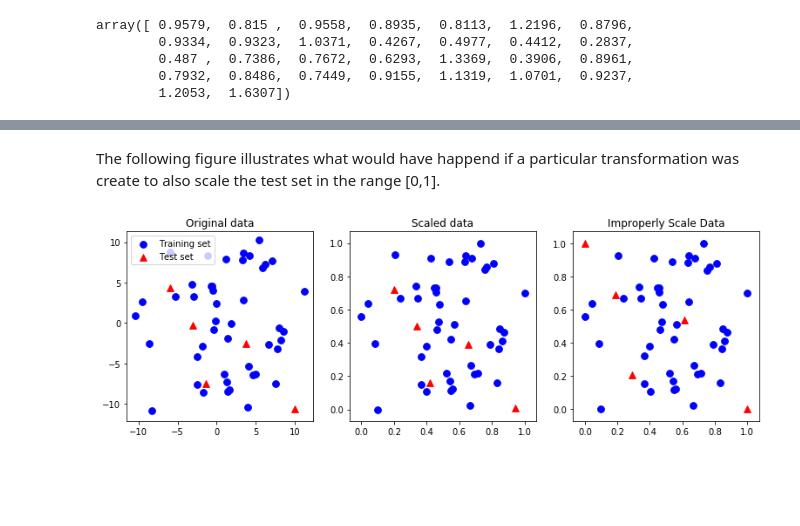
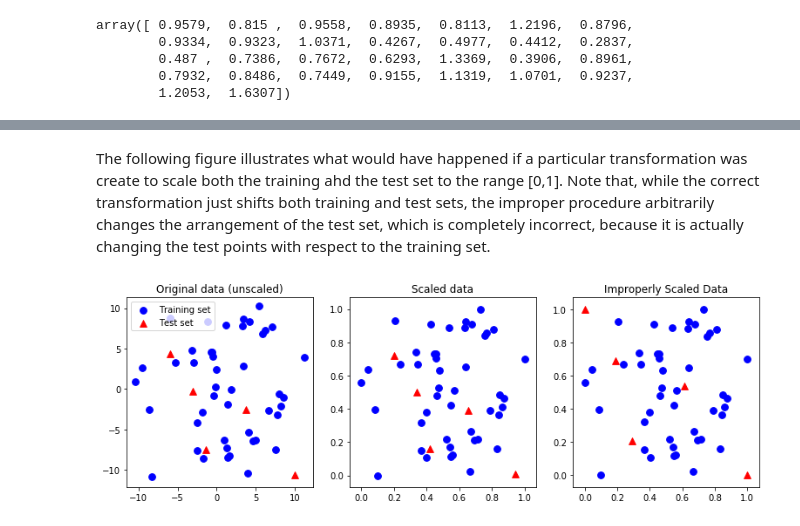
Before and after one commit to rodsveiga/ML_with_Python-Study_notes, a Jupyter notebook: Unsupervised_Learning.ipynb, the cells around one changed output, grey strips where cells are left out. Drawn from its saved outputs; the diff is of its cells as text; code cells hidden in the pictures; blank space fills up the shorter version.

```diff
--- a/Unsupervised_Learning.ipynb
+++ b/Unsupervised_Learning.ipynb
@@ -163,37 +163,37 @@ X_train[:6]
 # %% [markdown]
-The following figure illustrates what would have happend if a particular transformation was create to also scale the test set in the range [0,1].
+The following figure illustrates what would have happened if a particular transformation was create to scale both the training ahd the test set to the range [0,1]. Note that, while the correct transformation just shifts both training and test sets, the improper procedure arbitrarily changes the arrangement of the test set, which is completely incorrect, because it is actually changing the test points with respect to the training set.
 # %%
 fig, axes = plt.subplots(1, 3, figsize=(13, 4))
 
 # Plotting training and test set without scaling.
 axes[0].scatter(X_train[:, 0], X_train[:, 1], c='b', label='Training set', s=60)
 axes[0].scatter(X_test[:, 0], X_test[:, 1], c='r', label='Test set', s=60, marker='^')
 axes[0].legend(loc='upper left')
-axes[0].set_title("Original data")
+axes[0].set_title("Original data (unscaled)")
 
 # Applying and plotting the proper scaling procedure. Same transformation both on
 # training and test set.
 scaler = MinMaxScaler()
 scaler.fit(X_train)
 X_train_scaled = scaler.transform(X_train)
 X_test_scaled = scaler.transform(X_test)
 
 axes[1].scatter(X_train_scaled[:, 0], X_train_scaled[:, 1], c='b', label='Training set', s=60)
 axes[1].scatter(X_test_scaled[:, 0], X_test_scaled[:, 1], c='r', label='Test set', s=60, marker='^')
 axes[1].set_title("Scaled data")
 
 # Applying and plotting the improper scaling procedure. Different transformations on training
 # and test set. This is not the correct procedure, it is done here just for illustration purposes.
 test_scaler = MinMaxScaler()
 test_scaler.fit(X_test)
 X_test_scaled_improperly = test_scaler.transform(X_test)
 
 axes[2].scatter(X_train_scaled[:, 0], X_train_scaled[:, 1], c='b', label='Training set', s=60)
 axes[2].scatter(X_test_scaled_improperly[:, 0], X_test_scaled_improperly[:, 1],
                 c='r', label='Test set', s=60, marker='^')
-axes[2].set_title("Improperly Scale Data")
+axes[2].set_title("Improperly Scaled Data")
 
 # Showing the plot.
 plt.show()
 # %% [output]
-[figure, old version]
+[figure, new version]
```
Also changed, not shown: parts of 7 cells of this notebook.
